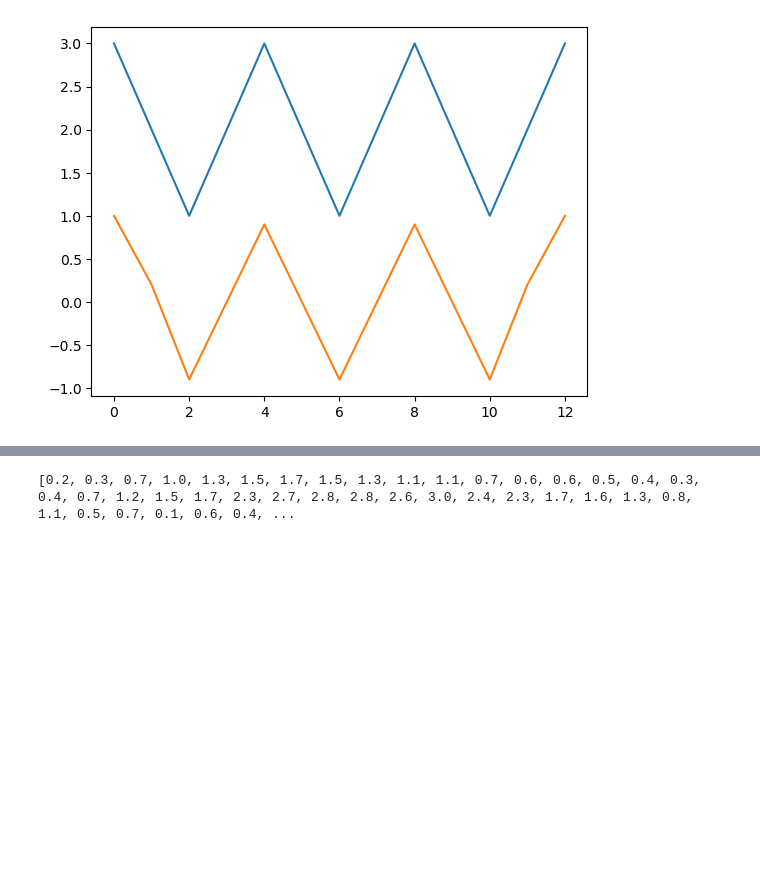
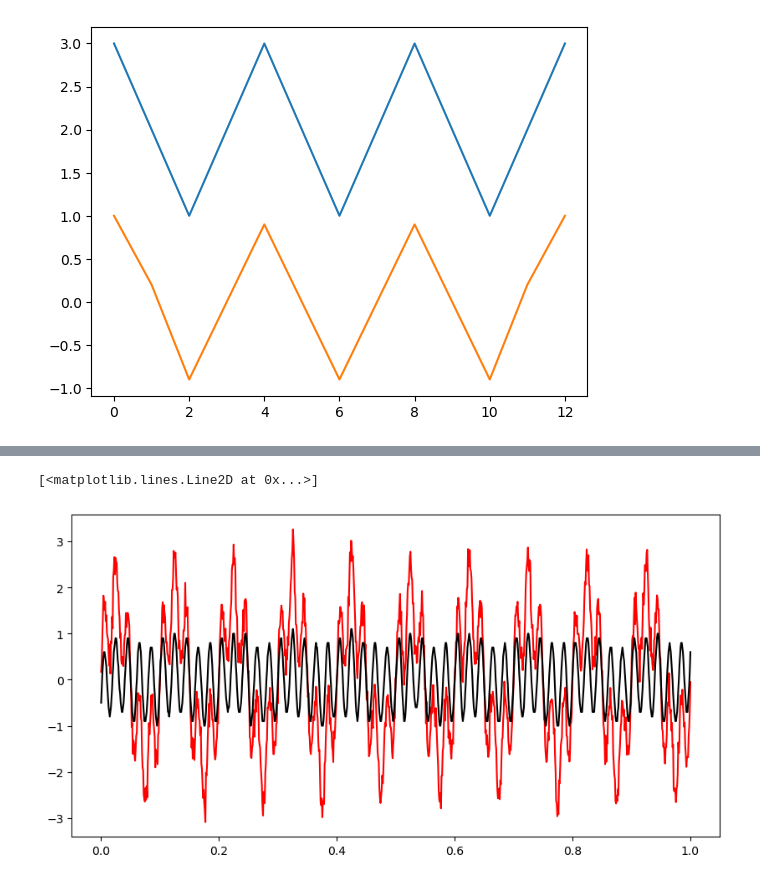
Before and after one commit to sympathhy/Vremennyi, a Jupyter notebook: lab6.ipynb, the cells around one changed output, grey strips where cells are left out. Drawn from its saved outputs; the diff is of its cells as text; code cells hidden in the pictures; blank space fills up the shorter version.

```diff
--- a/lab6.ipynb
+++ b/lab6.ipynb
@@ -145,7 +147,10 @@ plt.show()
 # %%
-A, U, V = SSA_modes(F, 5)
-ts1 = SSA_group(A, U, V, len(F), [0, 1, 2, 3])
+A, U, V = SSA_modes(F, 15)
+ts1 = SSA_group(A, U, V, len(F), [1, 2])
 # %%
-print(ts1)
+plt.figure(figsize = (10, 5))
+plt.plot(t, F, c = 'r')
+plt.plot(t, ts1, c = 'k')
 # %% [output]
-[0.2, 0.3, 0.7, 1.0, 1.3, 1.5, 1.7, 1.5, 1.3, 1.1, 1.1, 0.7, 0.6, 0.6, 0.5, 0.4, 0.3, 0.4, 0.7, 1.2, 1.5, 1.7, 2.3, 2.7, 2.8, 2.8, 2.6, 3.0, 2.4, 2.3, 1.7, 1.6, 1.3, 0.8, 1.1, 0.5, 0.7, 0.1, 0.6, 0.4, ...
+[<matplotlib.lines.Line2D at 0x...>]
+[figure, added]
```
Also changed, not shown: parts of 18 cells of this notebook.
